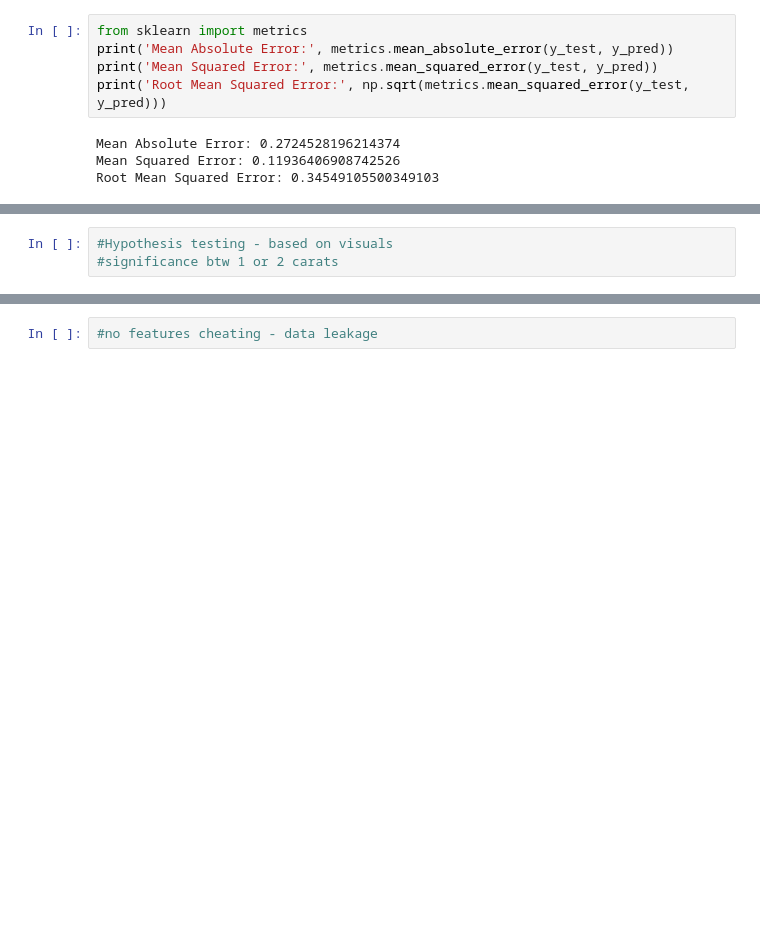
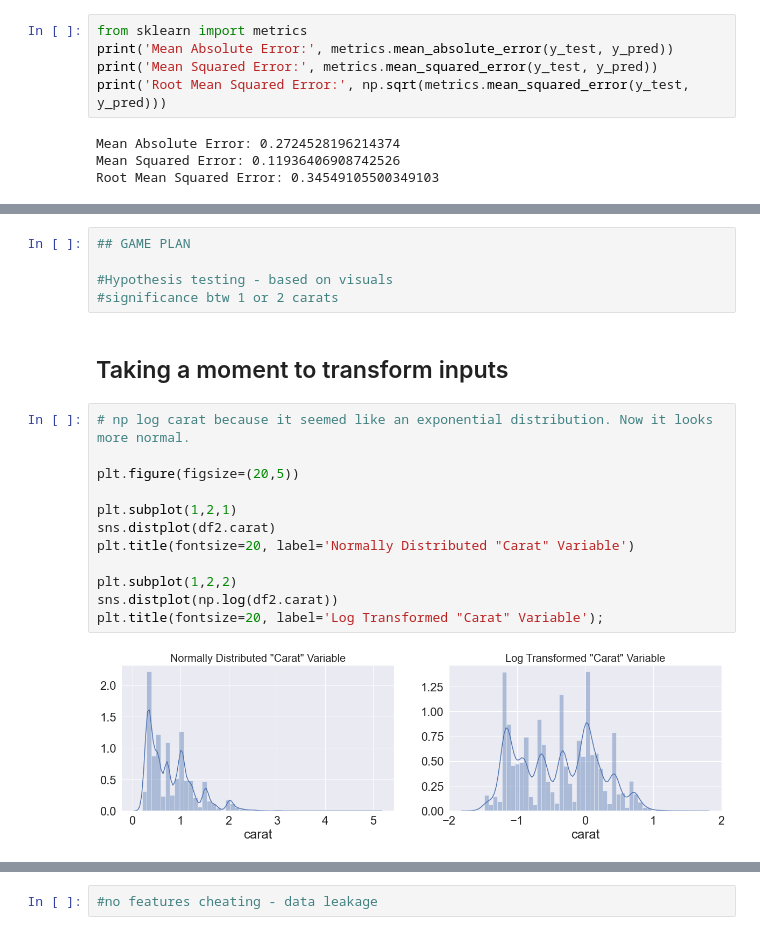
Before and after one commit to chrispfchung/diamonds-regression-project, a Jupyter notebook: Lin_reg_project_code_bpb.ipynb, the cells around one changed output, grey strips where cells are left out. Drawn from its saved outputs; the diff is of its cells as text; blank space fills up the shorter version.

Commit message:
hypothesis testing and log transformations

```diff
--- a/Lin_reg_project_code_bpb.ipynb
+++ b/Lin_reg_project_code_bpb.ipynb
@@ -208,3 +263,21 @@ plt.scatter(y_test,y_pred)
 # %%
+## GAME PLAN
+
 #Hypothesis testing - based on visuals
 #significance btw 1 or 2 carats
+# %% [markdown]
+## Taking a moment to transform inputs
+# %%
+# np log carat because it seemed like an exponential distribution. Now it looks more normal.
+
+plt.figure(figsize=(20,5))
+
+plt.subplot(1,2,1)
+sns.distplot(df2.carat)
+plt.title(fontsize=20, label='Normally Distributed "Carat" Variable')
+
+plt.subplot(1,2,2)
+sns.distplot(np.log(df2.carat))
+plt.title(fontsize=20, label='Log Transformed "Carat" Variable');
+# %% [output]
+[figure, added]
```
Also changed, not shown: parts of 16 cells of this notebook.
